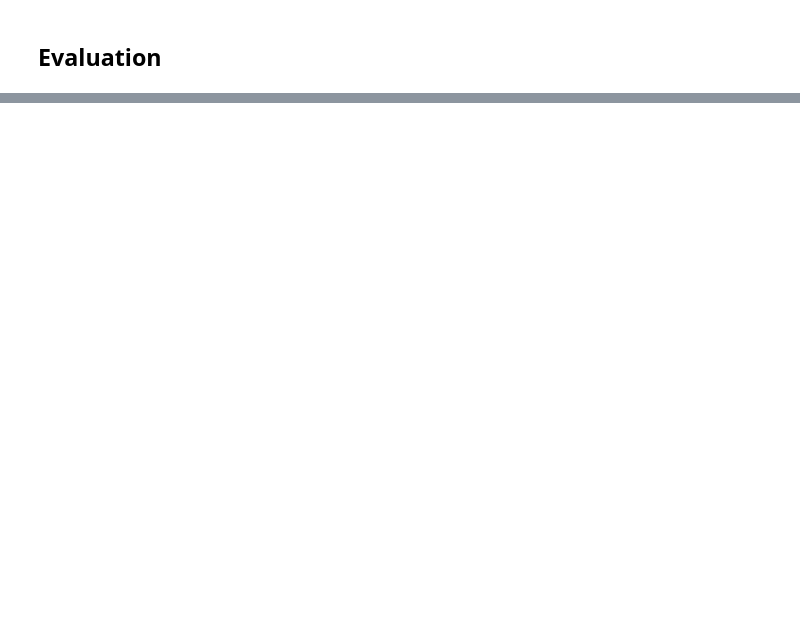
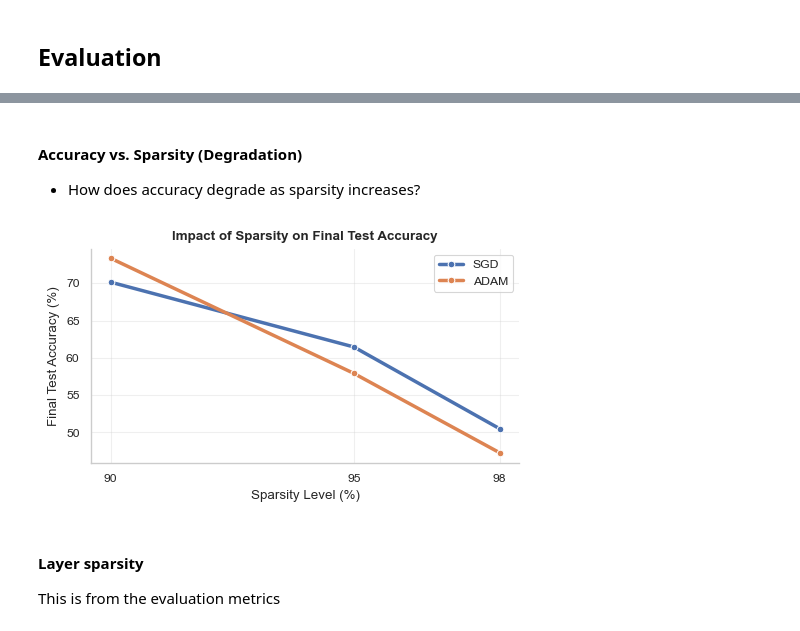
Before and after one commit to ammylin/ECE685D_Final_Project, a Jupyter notebook: 01_task_1.ipynb, the cells around one changed output, grey strips where cells are left out. Saved outputs shown, nothing was run; the diff lists cells and outputs as text; code cells hidden in the pictures; blank space fills up the shorter version.

```diff
--- a/01_task_1.ipynb
+++ b/01_task_1.ipynb
@@ -375,0 +507,12 @@ plot_training_and_validation(results)
+# %% [markdown]
+#### Accuracy vs. Sparsity (Degradation)
+
+- How does accuracy degrade as sparsity increases?
+# %%
+plot_accuracy_degradation(results)
+# %% [output]
+[figure, added]
+# %% [markdown]
+#### Layer sparsity
+
+This is from the evaluation metrics
```
Also changed, not shown: parts of 33 cells of this notebook, 5 other files.
